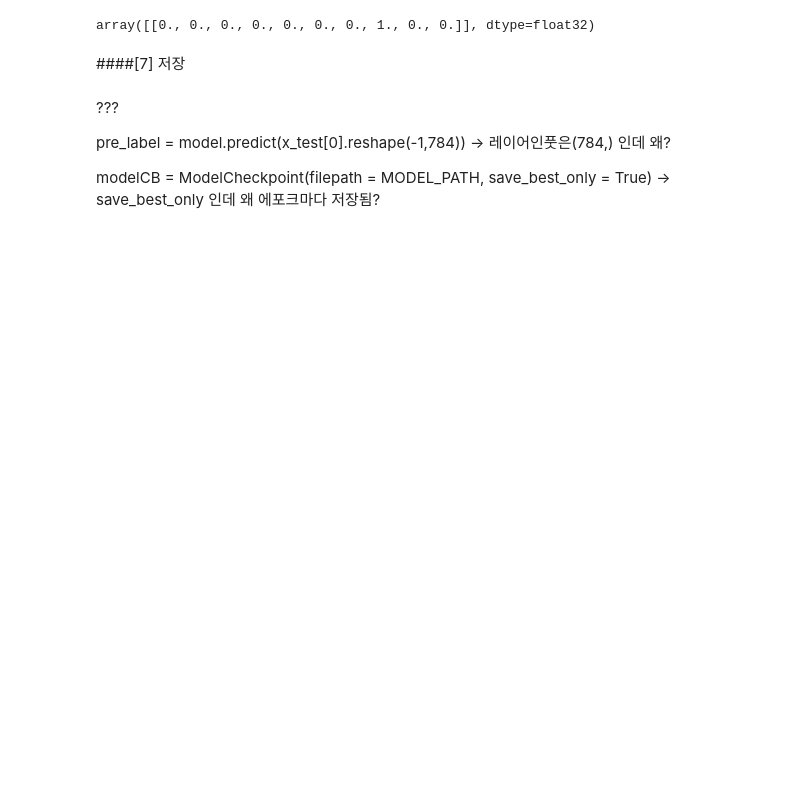
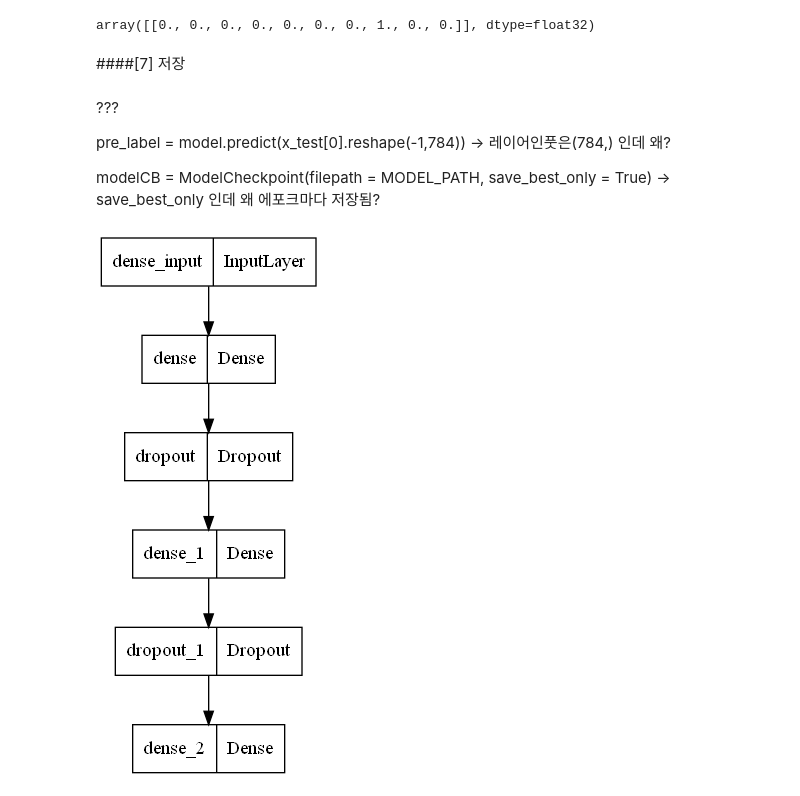
Before and after one commit to qud0511/Machine-Learning, a Jupyter notebook: Kim_ML/lesson/Deep-L/ex_0914_mnist_keras (2).ipynb, the cells around one changed output. Saved outputs shown, nothing was run; the diff lists cells and outputs as text; code cells hidden in the pictures; blank space fills up the shorter version.

```diff
--- a/Kim_ML/lesson/Deep-L/ex_0914_mnist_keras (2).ipynb
+++ b/Kim_ML/lesson/Deep-L/ex_0914_mnist_keras (2).ipynb
@@ -260,0 +265,4 @@ modelCB = ModelCheckpoint(filepath = MODEL_PATH, save_best_only = True)
+# %%
+plot_model(model)
+# %% [output]
+[figure, added]
```
Also changed, not shown: parts of 14 cells of this notebook, 7 other files.
